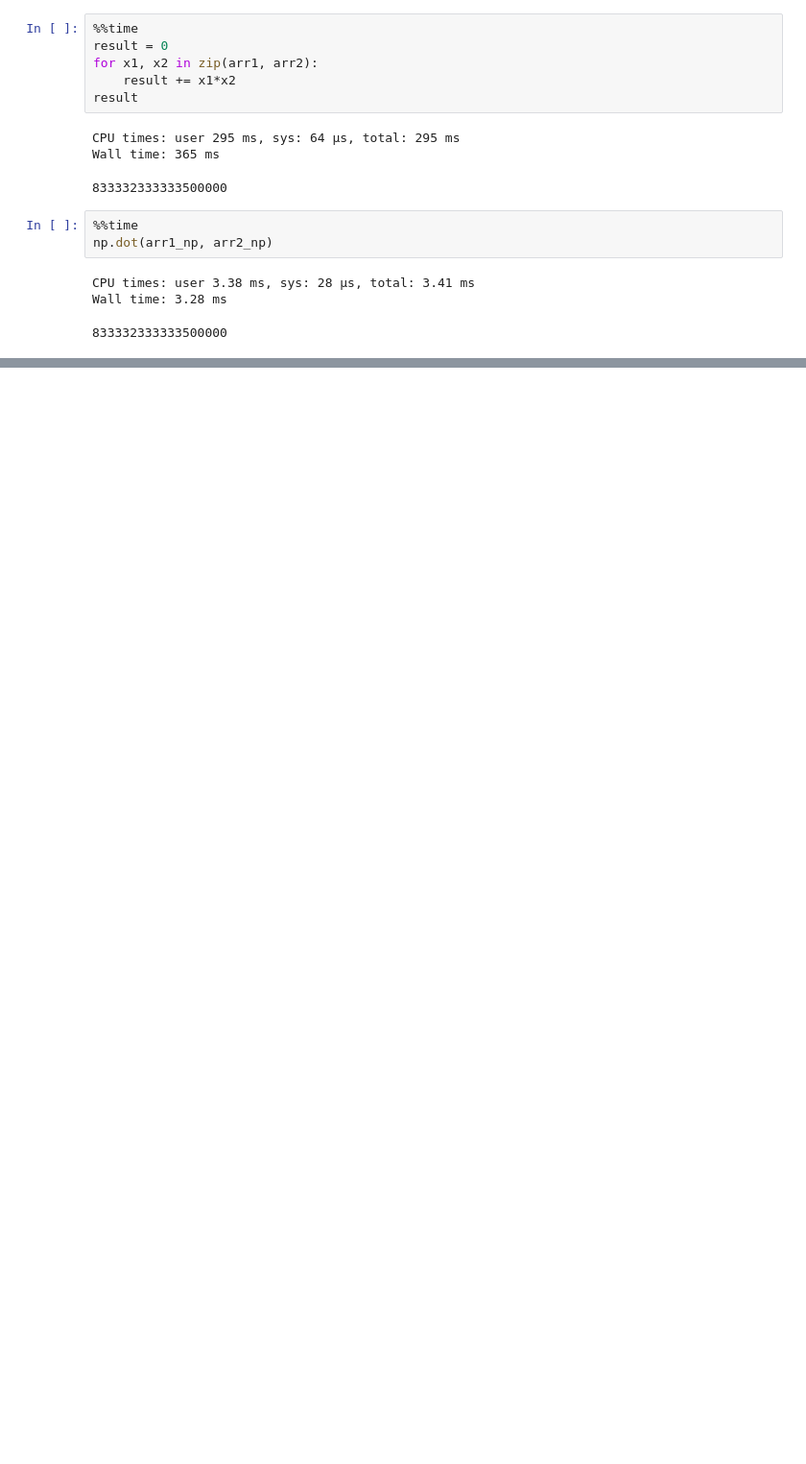
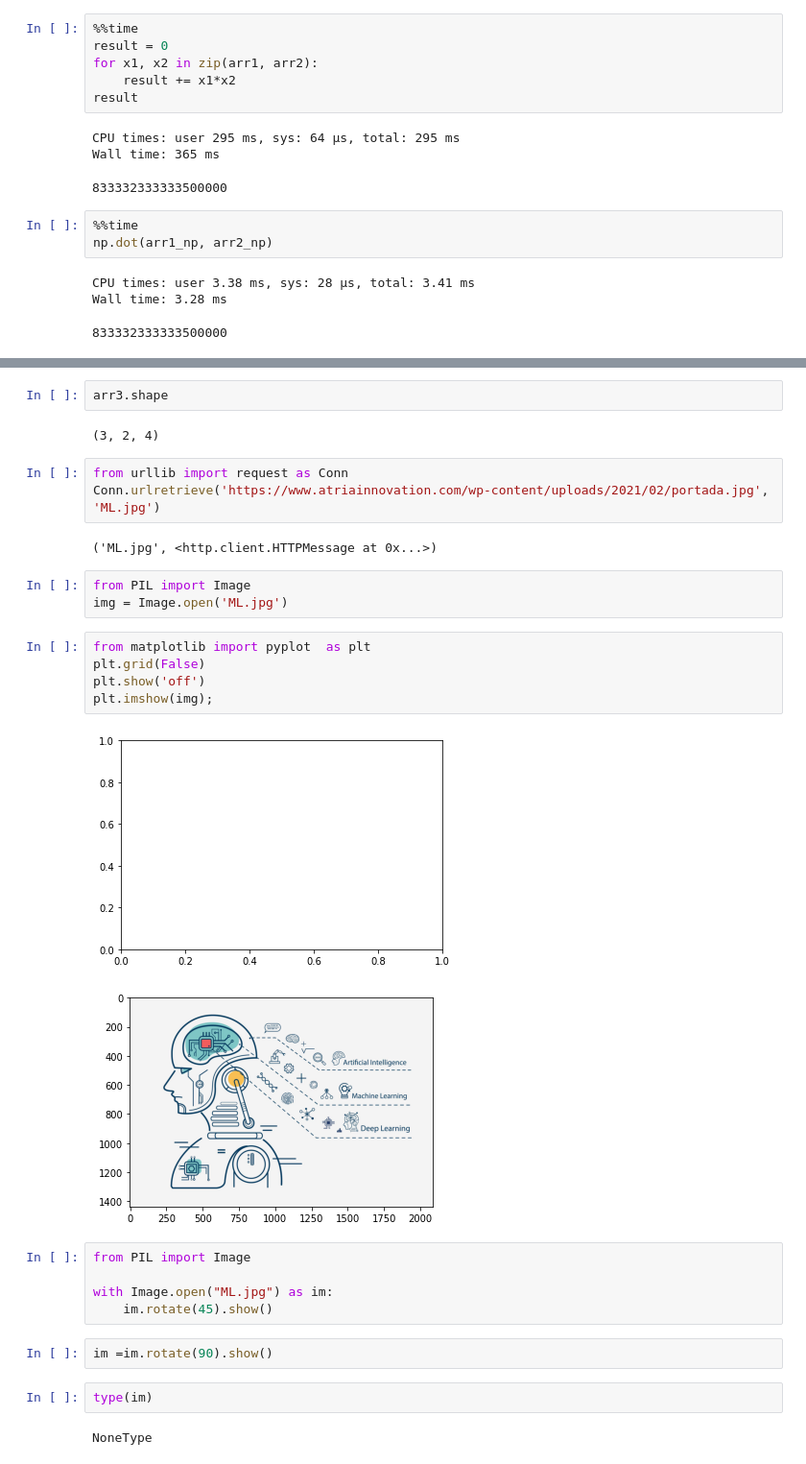
Before and after one commit to imshiv-10/Numerical-libraries, a Jupyter notebook: numpy_Numerical.ipynb, the cells around one changed output, grey strips where cells are left out. Shown at 96% size. Cells and saved outputs as stored; diff of their text form; blank space fills up the shorter version.

```diff
--- a/numpy_Numerical.ipynb
+++ b/numpy_Numerical.ipynb
@@ -115,0 +340,31 @@ Wall time: 3.28 ms
+# %%
+arr3.shape
+# %% [output]
+(3, 2, 4)
+# %%
+from urllib import request as Conn
+Conn.urlretrieve('https://www.atriainnovation.com/wp-content/uploads/2021/02/portada.jpg', 'ML.jpg')
+# %% [output]
+('ML.jpg', <http.client.HTTPMessage at 0x...>)
+# %%
+from PIL import Image
+img = Image.open('ML.jpg')
+# %%
+from matplotlib import pyplot  as plt
+plt.grid(False)
+plt.show('off')
+plt.imshow(img);
+# %% [output]
+[figure, added]
+[figure, added]
+# %%
+from PIL import Image
+
+with Image.open("ML.jpg") as im:
+    im.rotate(45).show()
+# %%
+im =im.rotate(90).show()
+# %%
+type(im)
+# %% [output]
+NoneType
```
Also changed, not shown: parts of 62 cells of this notebook.
